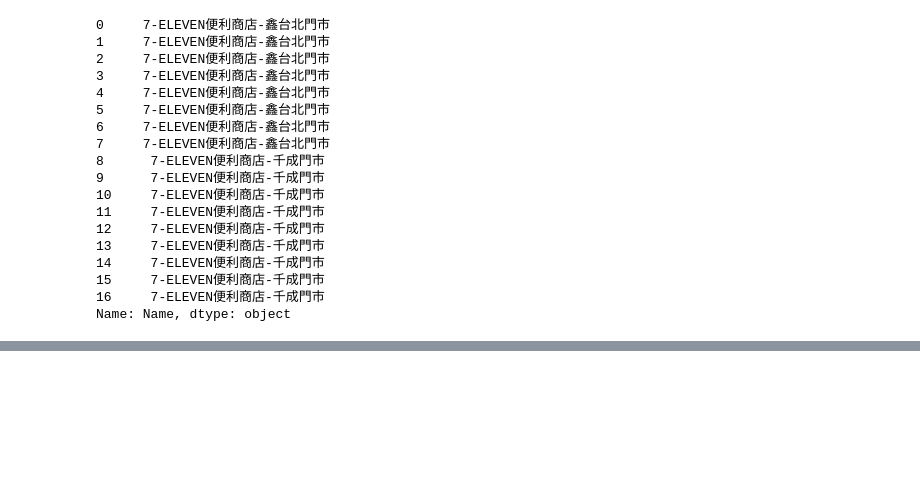
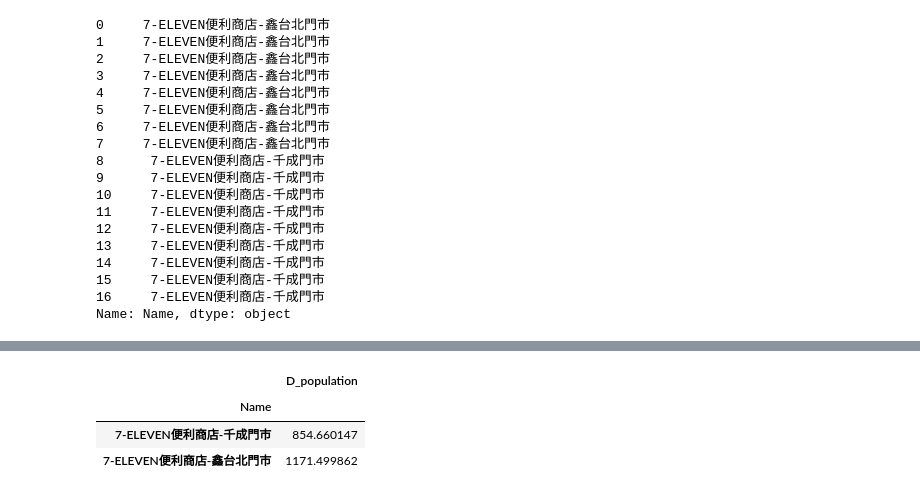
Before and after one commit to tazz7420/jupyter_notebook, a Jupyter notebook: pandas_geopandas/pd_gpd2.ipynb, the cells around one changed output, grey strips where cells are left out. Saved outputs shown, nothing was run; the diff lists cells and outputs as text; code cells hidden in the pictures; blank space fills up the shorter version.

```diff
--- a/pandas_geopandas/pd_gpd2.ipynb
+++ b/pandas_geopandas/pd_gpd2.ipynb
@@ -182,3 +182,5 @@ intersection['Name']
 15     7-ELEVEN便利商店-千成門市
 16     7-ELEVEN便利商店-千成門市
 Name: Name, dtype: object
+# %%
+intersection['D_population'] = intersection['CNT_x']*intersection['geometry'].area/intersection['AREA']
@@ -184,0 +229,9 @@ Name: Name, dtype: object
+# %%
+D_population = intersection.groupby('Name').agg({'D_population':'sum'})
+# %%
+D_population.head()
+# %% [output]
+|  | D_population |
+| Name |  |
+| 7-ELEVEN便利商店-千成門市 | 854.660147 |
+| 7-ELEVEN便利商店-鑫台北門市 | 1171.499862 |
```
Also changed, not shown: parts of 2 cells of this notebook, 2 other files.
